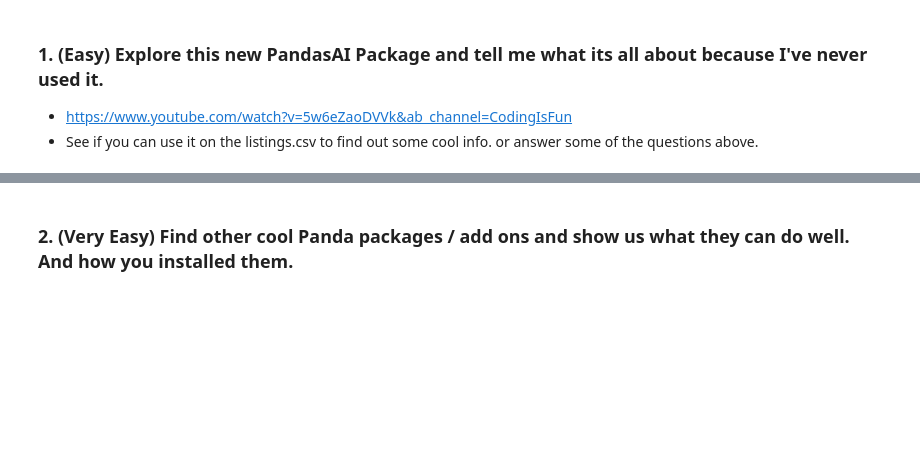
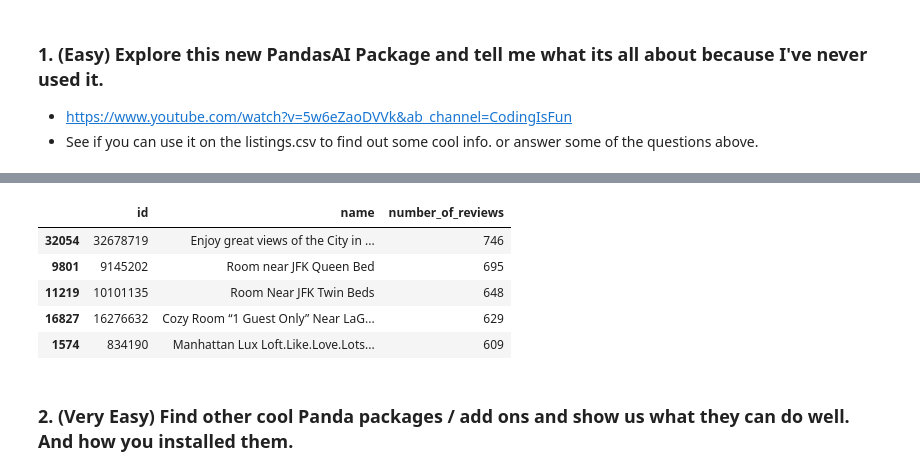
Before and after one commit to alyliann/my-fork-2024-DS-Tue, a Jupyter notebook: Week-01-Pandas/Exercise-AV.ipynb, the cells around one changed output, grey strips where cells are left out. Cells and saved outputs as stored; diff of their text form; code cells hidden in the pictures; blank space fills up the shorter version.

```diff
--- a/Week-01-Pandas/Exercise-AV.ipynb
+++ b/Week-01-Pandas/Exercise-AV.ipynb
@@ -300,0 +305,11 @@ Every question below this cell is extra credit and optional.
+# %%
+import os
+import pandas as pd
+from pandasai import Agent
+
+df = pd.read_csv('data/listings.csv')
+
+os.environ["PANDASAI_API_KEY"] = "$2a$10$Bho5EkzjCqTCpVQxgAZHgen18ir2PSLRxHy1viUcLOazFRFCyiXPu"
+
+agent = Agent(df)
+agent.chat('List the neighbourhood groups by most to least expensive on average.')
@@ -301,3 +324,12 @@ Every question below this cell is extra credit and optional.
+# %%
+agent.chat('Find the top 5 most reviewed listings.')
+# %% [output]
+|  | id | name | number_of_reviews |
+| 32054 | 32678719 | Enjoy great views of the City in ... | 746 |
+| 9801 | 9145202 | Room near JFK Queen Bed | 695 |
+| 11219 | 10101135 | Room Near JFK Twin Beds | 648 |
+| 16827 | 16276632 | Cozy Room “1 Guest Only” Near LaG... | 629 |
+| 1574 | 834190 | Manhattan Lux Loft.Like.Love.Lots... | 609 |
 # %% [markdown]
 ### 2. (Very Easy) Find other cool Panda packages / add ons and show us what they can do well. And how you installed them.
 # %% [markdown]
```
Also changed, not shown: parts of 2 cells of this notebook.
